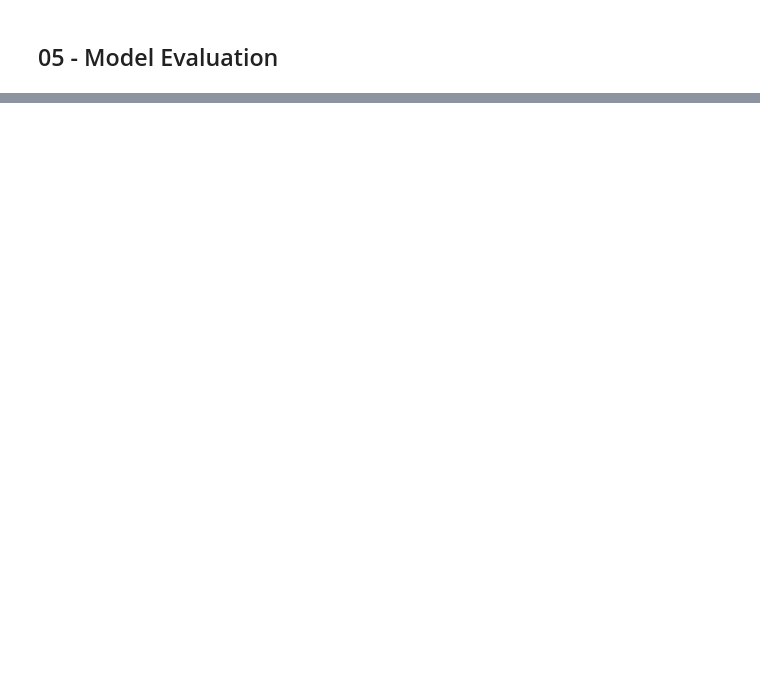
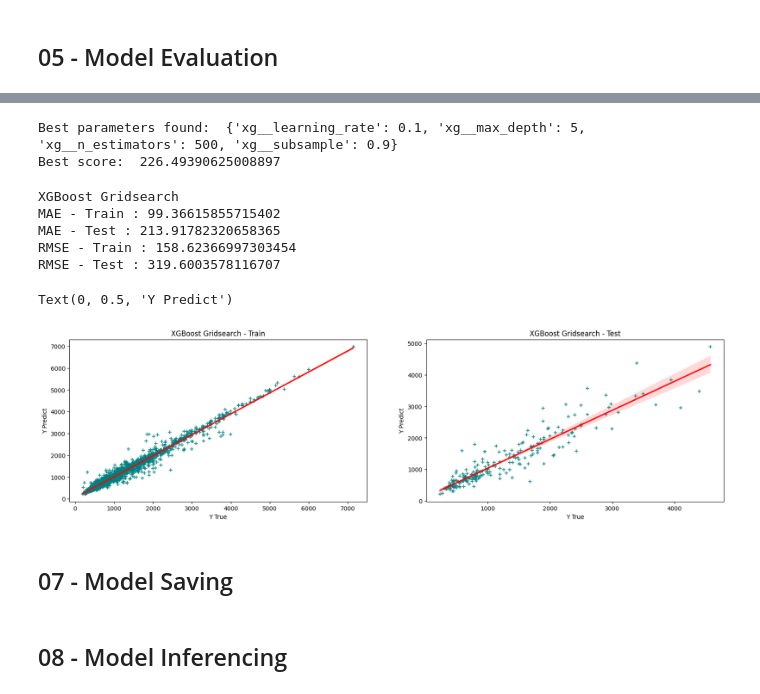
Before and after one commit to ediashta/Laptop-Price-Prediction, a Jupyter notebook: h8dsft_P1M2_Ediashta.ipynb, the cells around one changed output, grey strips where cells are left out. Drawn from its saved outputs; the diff is of its cells as text; code cells hidden in the pictures; blank space fills up the shorter version.

```diff
--- a/h8dsft_P1M2_Ediashta.ipynb
+++ b/h8dsft_P1M2_Ediashta.ipynb
@@ -575,0 +589,12 @@ for index, row in y_pred.iterrows():
+# %%
+params = {
+    'xg__max_depth': [3, 4, 5],
+    'xg__learning_rate': [0.1, 0.01, 0.001],
+    'xg__n_estimators': [100, 500, 1000],
+    'xg__subsample': [0.8, 0.9, 1.0],
+}
+
+# Perform grid search with cross-validation
+grid_search = GridSearchCV(estimator=pipeline_xg, param_grid=params, cv=5, scoring='neg_mean_absolute_error', verbose=1)
+# %%
+grid_search.fit(X_train, y_train)
@@ -575,0 +620,41 @@ for index, row in y_pred.iterrows():
+# %%
+print("Best parameters found: ", grid_search.best_params_)
+print("Best score: ", -grid_search.best_score_)
+# %% [output]
+Best parameters found:  {'xg__learning_rate': 0.1, 'xg__max_depth': 5, 'xg__n_estimators': 500, 'xg__subsample': 0.9}
+Best score:  226.49390625008897
+# %%
+y_grid_train = grid_search.predict(X_train)
+y_grid_test = grid_search.predict(X_test)
+# %%
+print("XGBoost Gridsearch")
+print("MAE - Train :", mean_absolute_error(y_pred=y_grid_train, y_true=y_train))
+print("MAE - Test :", mean_absolute_error(y_pred=y_grid_test, y_true=y_test))
+print("RMSE - Train :", mean_squared_error(y_pred=y_grid_train, y_true=y_train, squared=False))
+print("RMSE - Test :", mean_squared_error(y_pred=y_grid_test, y_true=y_test, squared=False))
+print()
+# %% [output]
+XGBoost Gridsearch
+MAE - Train : 99.36615855715402
+MAE - Test : 213.91782320658365
+RMSE - Train : 158.62366997303454
+RMSE - Test : 319.6003578116707
+# %%
+plt.figure(figsize=(20,5))
+
+plt.subplot(1,2,1)
+sns.regplot(x=y_train, y=y_grid_train, marker='+', scatter_kws={'color': 'teal'}, line_kws={'color': 'red'})
+plt.title("XGBoost Gridsearch - Train")
+plt.xlabel("Y True")
+plt.ylabel("Y Predict")
+
+plt.subplot(1,2,2)
+sns.regplot(x=y_test, y=y_grid_test, marker='+', scatter_kws={'color': 'teal'}, line_kws={'color': 'red'})
+plt.title("XGBoost Gridsearch - Test")
+plt.xlabel("Y True")
+plt.ylabel("Y Predict")
+# %% [output]
+Text(0, 0.5, 'Y Predict')
+[figure, added]
+# %% [markdown]
+## 07 - Model Saving
@@ -575,0 +674,2 @@ for index, row in y_pred.iterrows():
+# %% [markdown]
+## 08 - Model Inferencing
```
Also changed, not shown: parts of 23 cells of this notebook, 10 other files.
